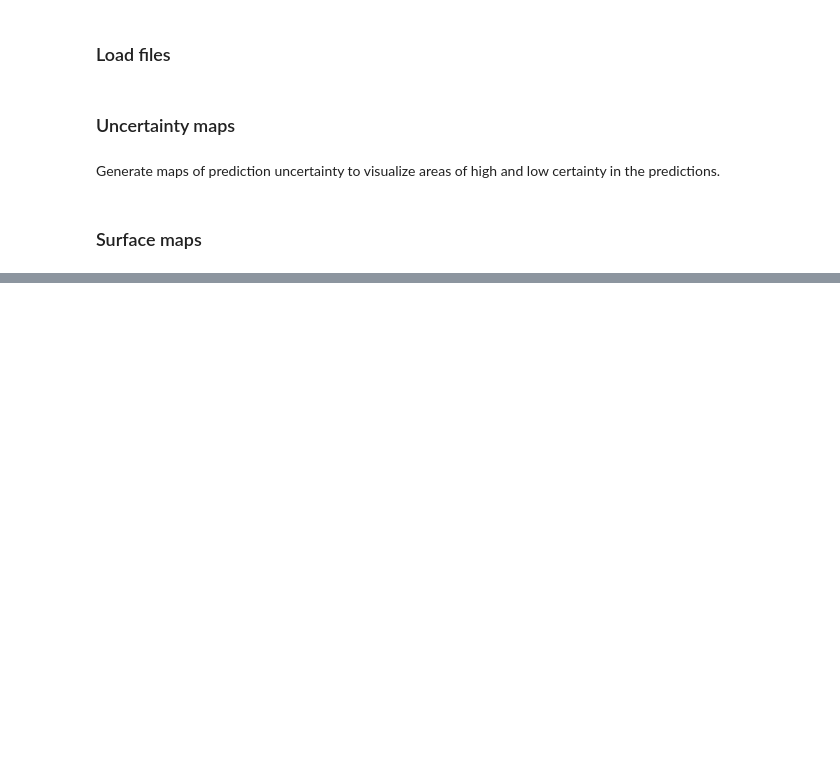
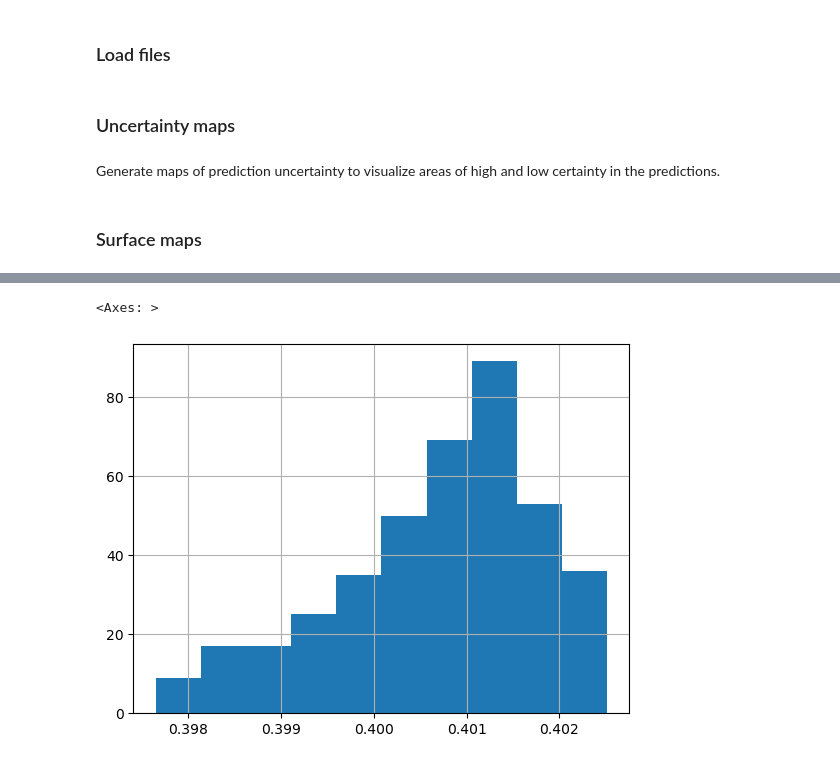
Before and after one commit to sig-gis/dises-khm-mpi, a Jupyter notebook: 5. Final Results.ipynb, the cells around one changed output, grey strips where cells are left out. Saved outputs shown, nothing was run; the diff lists cells and outputs as text; code cells hidden in the pictures; blank space fills up the shorter version.

```diff
--- a/5. Final Results.ipynb
+++ b/5. Final Results.ipynb
@@ -86,0 +87,5 @@ df[target_indicator].hist()
+# %%
+df['mpi_denormalized'].hist()
+# %% [output]
+<Axes: >
+[figure, added]
```
Also changed, not shown: parts of 5 cells of this notebook, 3 other files.
